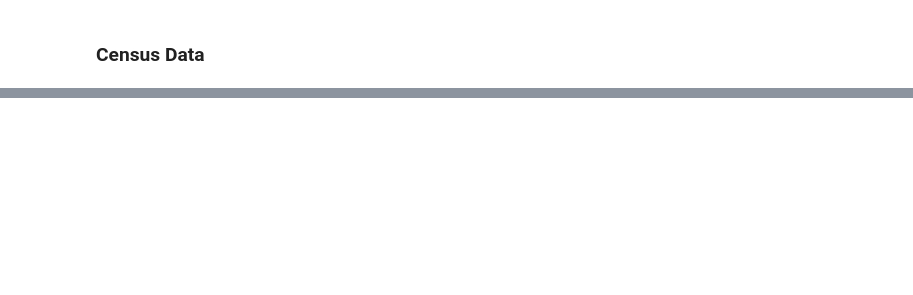
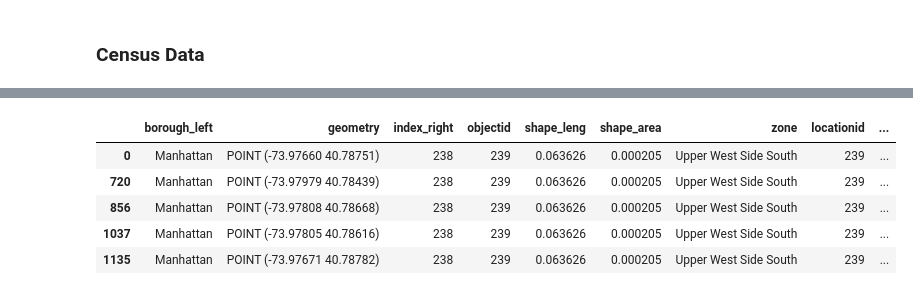
Before and after one commit to jameslafontaine/unimelb-mast30034-solo-project, a Jupyter notebook: notebooks/preprocessing_part_2.ipynb, the cells around one changed output, grey strips where cells are left out. Drawn from its saved outputs; the diff is of its cells as text; code cells hidden in the pictures; blank space fills up the shorter version.

```diff
--- a/notebooks/preprocessing_part_2.ipynb
+++ b/notebooks/preprocessing_part_2.ipynb
@@ -803,0 +996,15 @@ only showing top 20 rows
+# %%
+from pyspark.sql import functions as F
+from pyspark.sql.types import StringType, IntegerType
+
+extract_time_UDF = F.udf(lambda z: extract_time(z), StringType())
+
+parking = spark.read.parquet('../data/raw/parking/parking.parquet')
+
+parking = parking.where(F.col('status') == "Active").drop('status').toPandas()
+
+parking = gpd.GeoDataFrame( # crs="+proj=longlat +ellps=WGS84 +datum=WGS84 +no_defs"
+    parking, geometry=gpd.points_from_xy(parking.longitude, parking.latitude, crs="+proj=longlat +ellps=WGS84 +datum=WGS84 +no_defs"),  # "EPSG:4326"
+)
+
+parking = parking.drop(['latitude', 'longitude'], axis=1)
@@ -803,0 +1020,11 @@ only showing top 20 rows
+# %%
+parking = gpd.sjoin(parking, sf, how='inner')
+# %%
+parking.head()
+# %% [output]
+|  | borough_left | geometry | index_right | objectid | shape_leng | shape_area | zone | locationid | ... |
+| 0 | Manhattan | POINT (-73.97660 40.78751) | 238 | 239 | 0.063626 | 0.000205 | Upper West Side South | 239 | ... |
+| 720 | Manhattan | POINT (-73.97979 40.78439) | 238 | 239 | 0.063626 | 0.000205 | Upper West Side South | 239 | ... |
+| 856 | Manhattan | POINT (-73.97808 40.78668) | 238 | 239 | 0.063626 | 0.000205 | Upper West Side South | 239 | ... |
+| 1037 | Manhattan | POINT (-73.97805 40.78616) | 238 | 239 | 0.063626 | 0.000205 | Upper West Side South | 239 | ... |
+| 1135 | Manhattan | POINT (-73.97671 40.78782) | 238 | 239 | 0.063626 | 0.000205 | Upper West Side South | 239 | ... |
```
Also changed, not shown: parts of 117 cells of this notebook, 3 other files.
